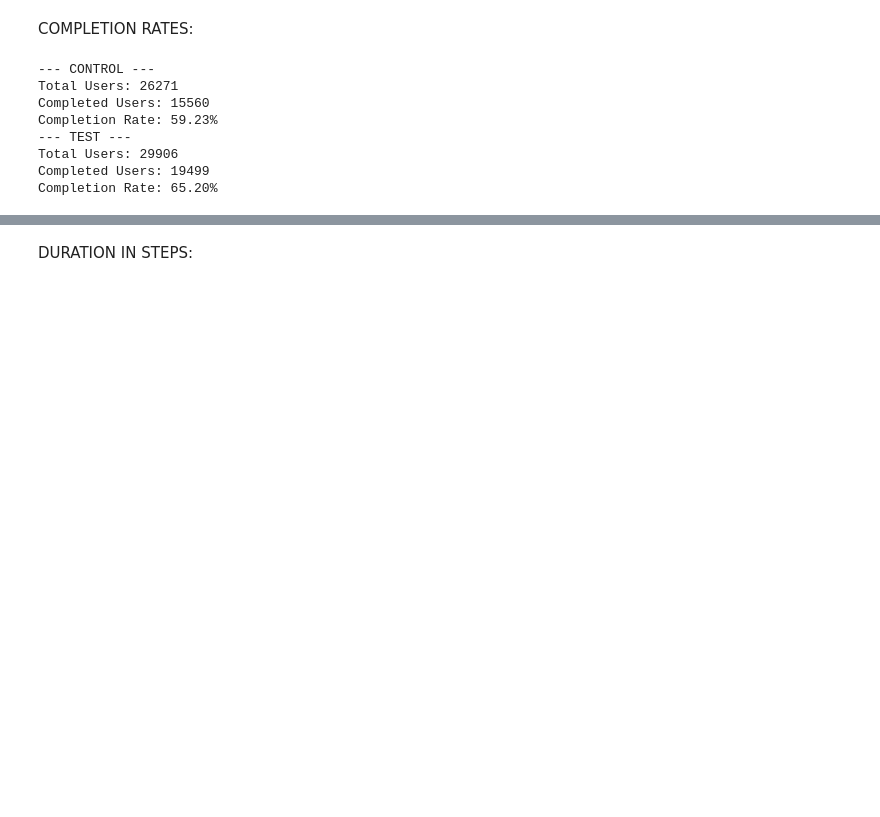
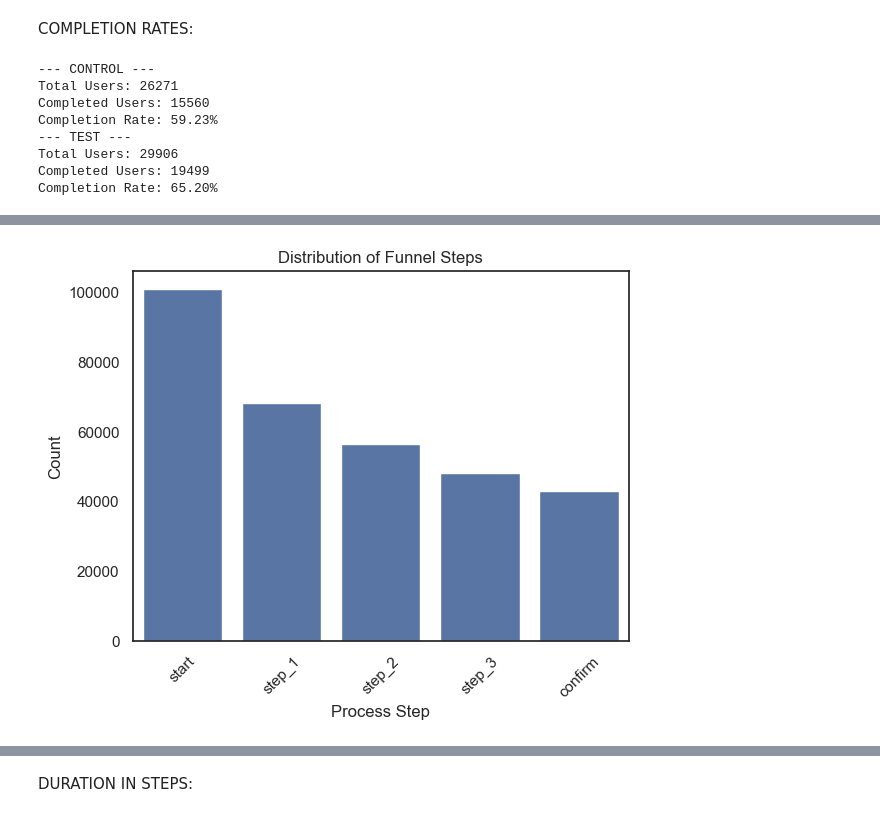
Before and after one commit to MadhurideviD/vanguard_analysis, a Jupyter notebook: vanguard_1.ipynb, the cells around one changed output, grey strips where cells are left out. Cells and saved outputs as stored; diff of their text form; code cells hidden in the pictures; blank space fills up the shorter version.

```diff
--- a/vanguard_1.ipynb
+++ b/vanguard_1.ipynb
@@ -1001,0 +1010,9 @@ Completion Rate: 65.20%
+# %%
+sns.countplot(data=df_final, x='process_step', order=df_final['process_step'].value_counts().index)
+plt.title('Distribution of Funnel Steps')
+plt.xlabel('Process Step')
+plt.ylabel('Count')
+plt.xticks(rotation=45)
+plt.show()
+# %% [output]
+[figure, added]
```
Also changed, not shown: parts of 9 cells of this notebook.
